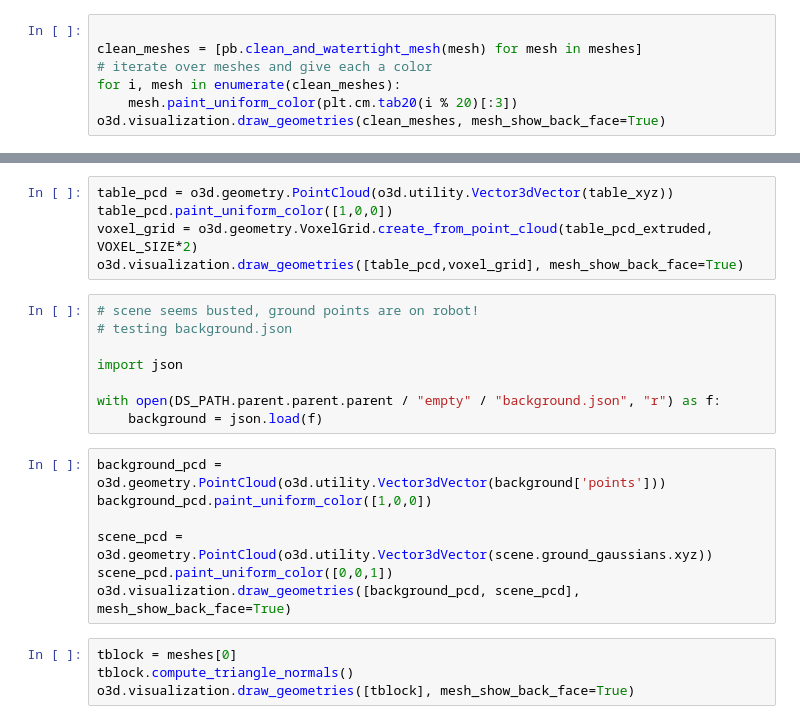
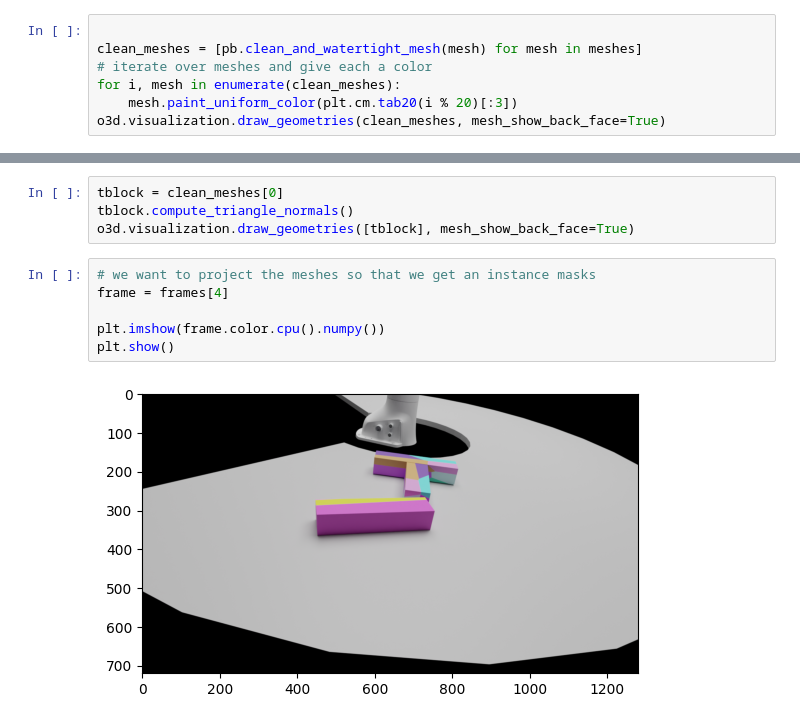
Before and after one commit to DaveLearn/SegmentAnything3D, a Jupyter notebook: test_gaussians.ipynb, the cells around one changed output, grey strips where cells are left out. Saved outputs shown, nothing was run; the diff lists cells and outputs as text.

```diff
--- a/test_gaussians.ipynb
+++ b/test_gaussians.ipynb
@@ -132,24 +127,12 @@ o3d.visualization.draw_geometries([table_pcd_extruded], mesh_show_back_face=True
-# %%
-table_pcd = o3d.geometry.PointCloud(o3d.utility.Vector3dVector(table_xyz))
-table_pcd.paint_uniform_color([1,0,0])
-voxel_grid = o3d.geometry.VoxelGrid.create_from_point_cloud(table_pcd_extruded, VOXEL_SIZE*2)
-o3d.visualization.draw_geometries([table_pcd,voxel_grid], mesh_show_back_face=True)
-# %%
-# scene seems busted, ground points are on robot!
-# testing background.json
-
-import json
-
-with open(DS_PATH.parent.parent.parent / "empty" / "background.json", "r") as f:
-    background = json.load(f)
-# %%
-background_pcd = o3d.geometry.PointCloud(o3d.utility.Vector3dVector(background['points']))
-background_pcd.paint_uniform_color([1,0,0])
-
-scene_pcd = o3d.geometry.PointCloud(o3d.utility.Vector3dVector(scene.ground_gaussians.xyz))
-scene_pcd.paint_uniform_color([0,0,1])
-o3d.visualization.draw_geometries([background_pcd, scene_pcd], mesh_show_back_face=True)
 # %%
-tblock = meshes[0]
+tblock = clean_meshes[0]
 tblock.compute_triangle_normals()
 o3d.visualization.draw_geometries([tblock], mesh_show_back_face=True)
+# %%
+# we want to project the meshes so that we get an instance masks
+frame = frames[4]
+
+plt.imshow(frame.color.cpu().numpy())
+plt.show()
+# %% [output]
+[figure, added]
```
Also changed, not shown: parts of 43 cells of this notebook, 8 other files.
